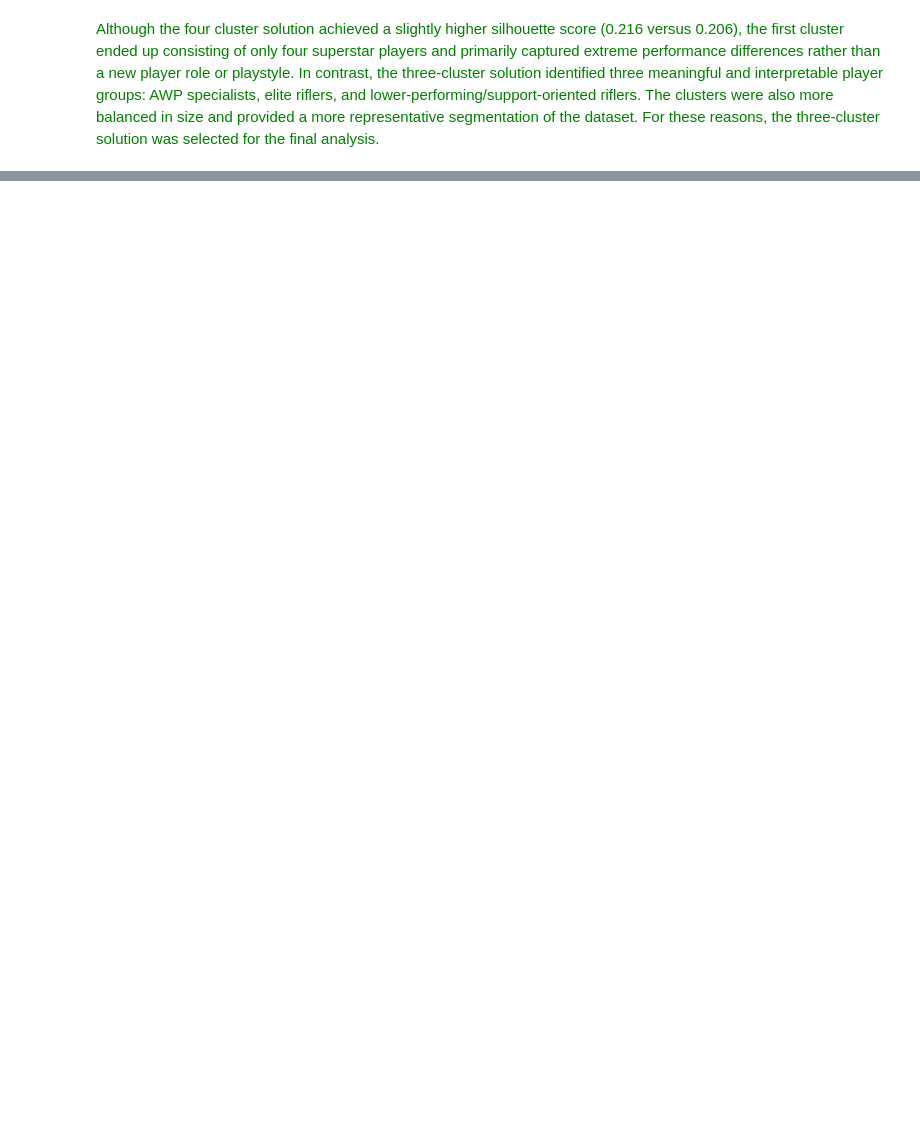
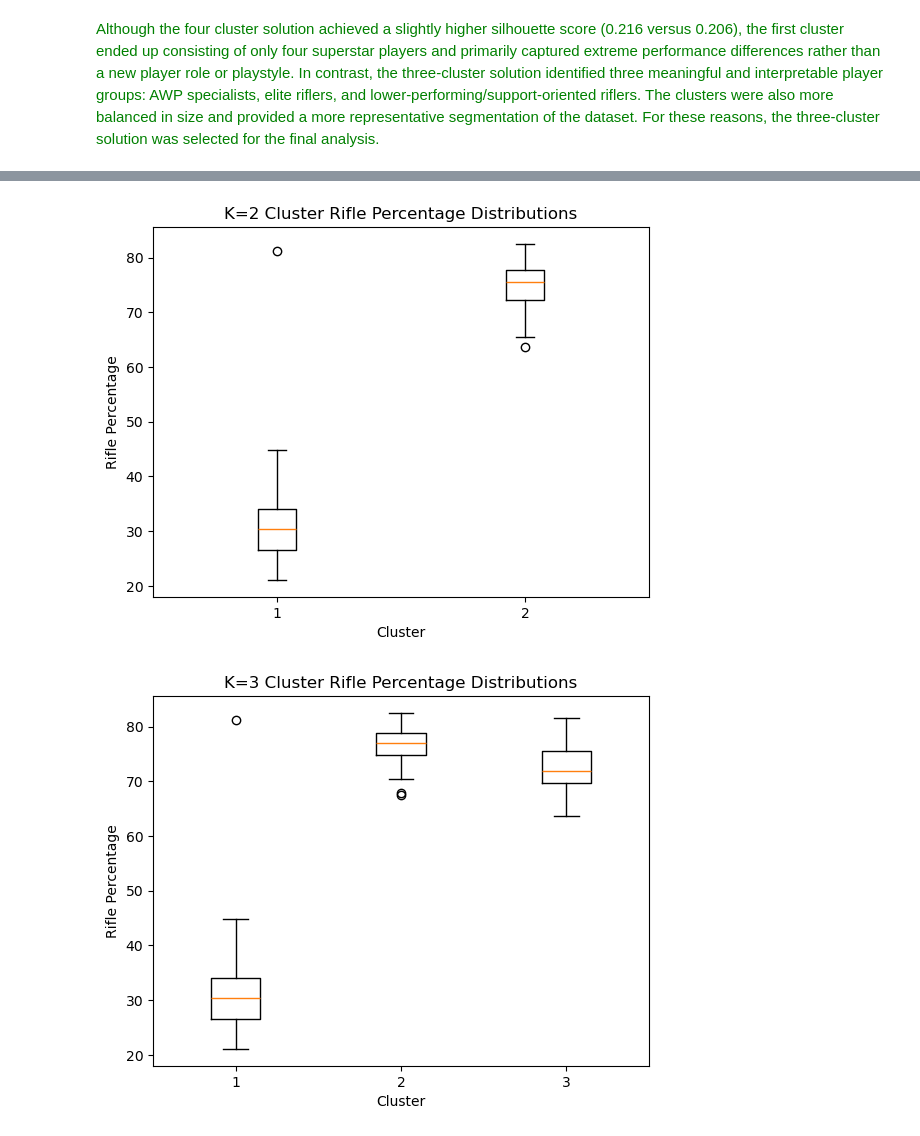
Before and after one commit to dantngn98/hltv_players_unsupervised_learning, a Jupyter notebook: notebooks/Hierarchical_clustering.ipynb, the cells around one changed output, grey strips where cells are left out. Cells and saved outputs as stored; diff of their text form; code cells hidden in the pictures; blank space fills up the shorter version.

```diff
--- a/notebooks/Hierarchical_clustering.ipynb
+++ b/notebooks/Hierarchical_clustering.ipynb
@@ -425,0 +475,36 @@ shape: (4, 5)
+# %%
+k2_rifle = [
+    df2[df2["Cluster"] == c]["rifle_pct"]
+    for c in sorted(df2["Cluster"].unique())
+]
+
+plt.boxplot(k2_rifle)
+plt.title("K=2 Cluster Rifle Percentage Distributions")
+plt.ylabel("Rifle Percentage")
+plt.xlabel("Cluster")
+plt.show()
+
+k3_rifle = [
+    df3[df3["Cluster"] == c]["rifle_pct"]
+    for c in sorted(df3["Cluster"].unique())
+]
+
+plt.boxplot(k3_rifle)
+plt.title("K=3 Cluster Rifle Percentage Distributions")
+plt.ylabel("Rifle Percentage")
+plt.xlabel("Cluster")
+plt.show()
+
+k4_rifle = [
+    df4[df4["Cluster"] == c]["rifle_pct"]
+    for c in sorted(df4["Cluster"].unique())
+]
+
+plt.boxplot(k4_rifle)
+plt.title("K=4 Cluster Rifle Percentage Distributions")
+plt.ylabel("Rifle Percentage")
+plt.xlabel("Cluster")
+plt.show()
+# %% [output]
+[figure, added]
+[figure, added]
```
Also changed, not shown: parts of 14 cells of this notebook, 6 other files.
